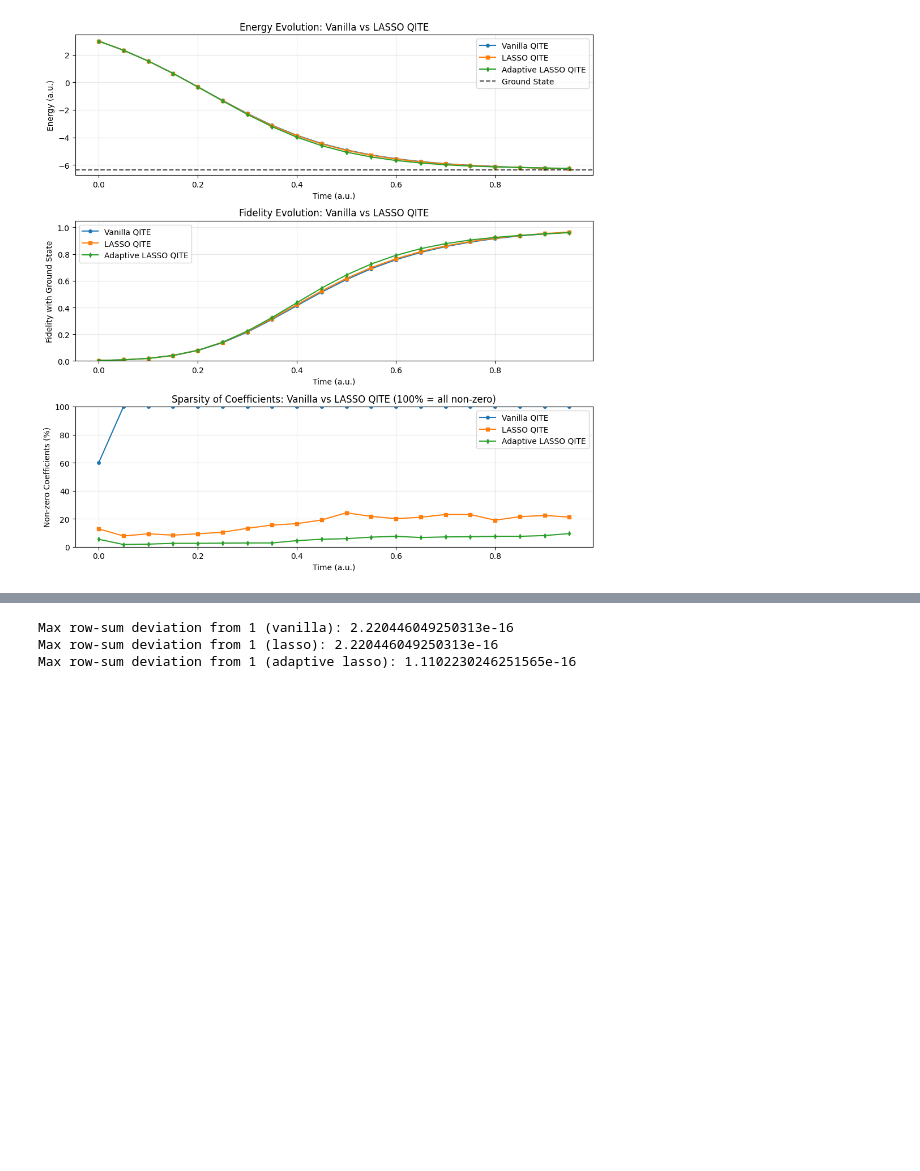
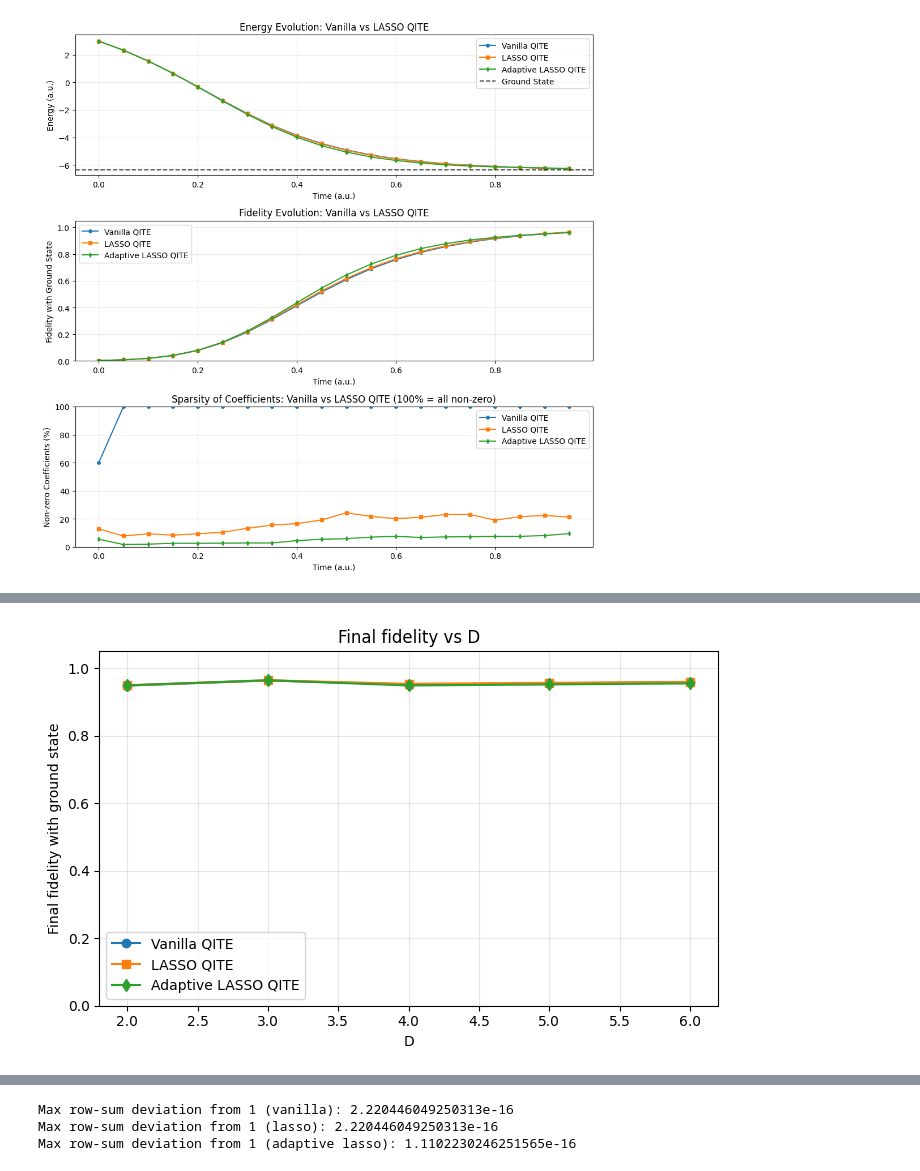
Before and after one commit to LucaYoy/Sparse-QITE, a Jupyter notebook: notebooks/QITE_vs_LASSOQITE.ipynb, the cells around one changed output, grey strips where cells are left out. Saved outputs shown, nothing was run; the diff lists cells and outputs as text; code cells hidden in the pictures; blank space fills up the shorter version.

```diff
--- a/notebooks/QITE_vs_LASSOQITE.ipynb
+++ b/notebooks/QITE_vs_LASSOQITE.ipynb
@@ -191,0 +237,22 @@ plt.show()
+# %%
+# Plot final-state fidelity against D for each method
+psigs_col = psigs.reshape(-1, 1)
+
+fidelity_vanilla = [fidelity_pure(results_QITE_D[D]['Psi'][:,-1].toarray(), psigs_col) for D in common_D]
+fidelity_lasso = [fidelity_pure(results_LASSOQITE_D[D]['Psi'][:,-1].toarray(), psigs_col) for D in common_D]
+fidelity_lasso_ada = [fidelity_pure(results_AdaptiveLASSOQITE_D[D]['Psi'][:,-1].toarray(), psigs_col) for D in common_D]
+
+plt.figure(figsize=(7, 4.5))
+plt.plot(common_D, fidelity_vanilla, 'o-', label='Vanilla QITE')
+plt.plot(common_D, fidelity_lasso, 's-', label='LASSO QITE')
+plt.plot(common_D, fidelity_lasso_ada, 'd-', label='Adaptive LASSO QITE')
+plt.xlabel('D')
+plt.ylabel('Final fidelity with ground state')
+plt.title('Final fidelity vs D')
+plt.grid(True, alpha=0.3)
+plt.ylim(0, 1.05)
+plt.legend()
+plt.tight_layout()
+plt.show()
+# %% [output]
+[figure, added]
```
Also changed, not shown: parts of 9 cells of this notebook, 9 other files.
